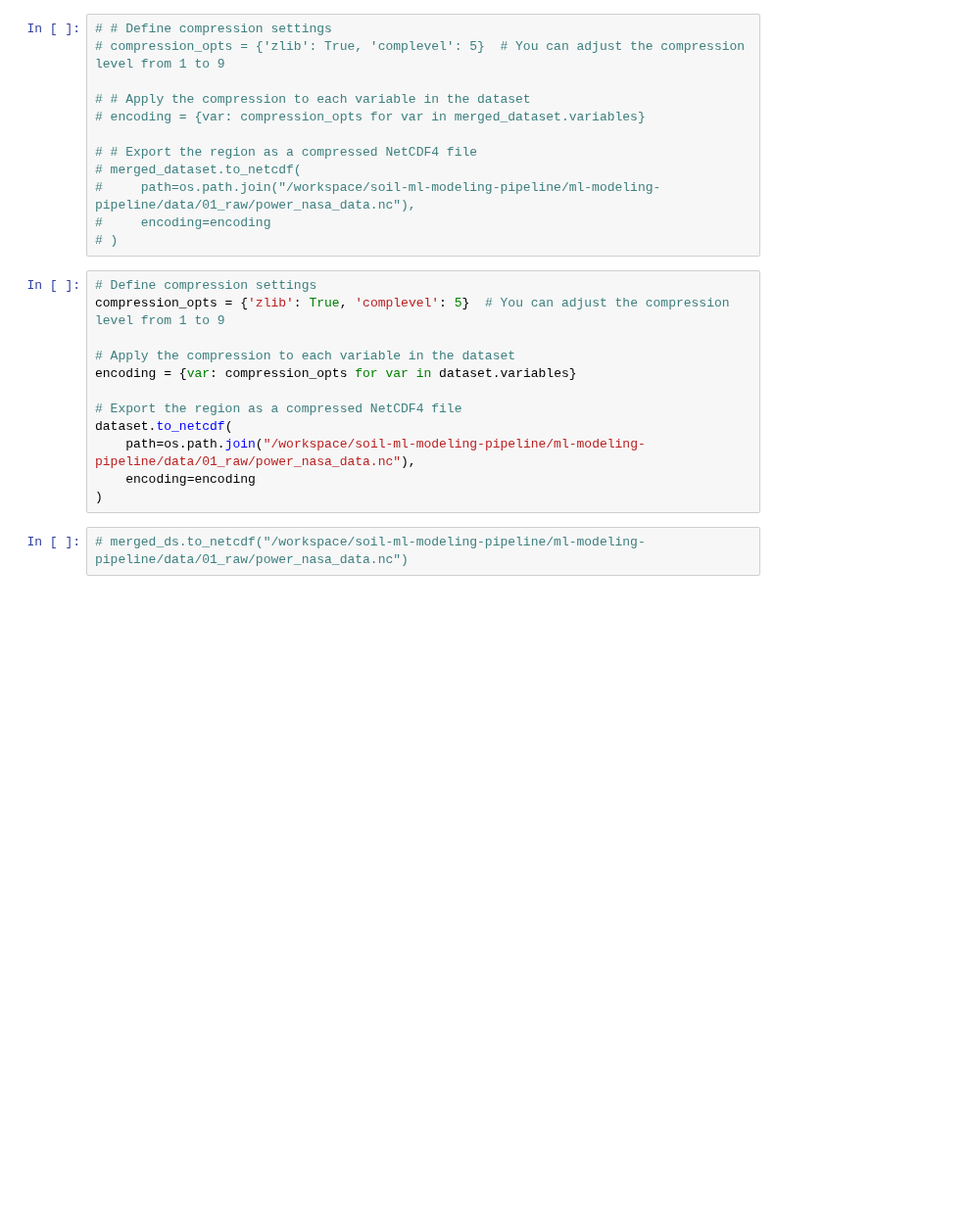
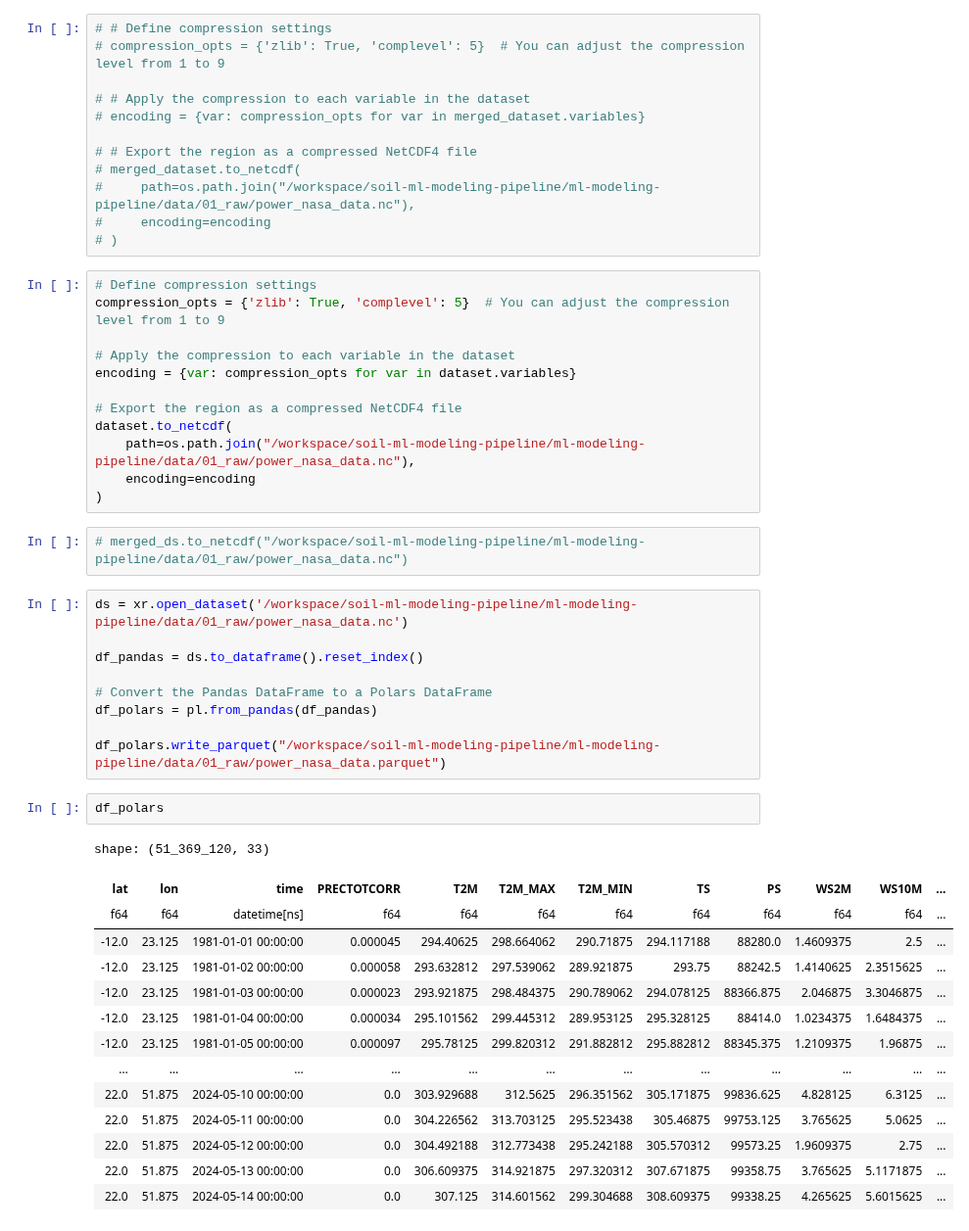
Before and after one commit to AdamPrzychodniPrivate/soil-water-forecasting, a Jupyter notebook: ml-modeling-pipeline/notebooks/1.1 data_collection_power_nasa.ipynb, the cells around one changed output. Shown at 98% size. Saved outputs shown, nothing was run; the diff lists cells and outputs as text; blank space fills up the shorter version.

```diff
--- a/ml-modeling-pipeline/notebooks/1.1 data_collection_power_nasa.ipynb
+++ b/ml-modeling-pipeline/notebooks/1.1 data_collection_power_nasa.ipynb
@@ -345,3 +346,29 @@ dataset.to_netcdf(
 )
 # %%
 # merged_ds.to_netcdf("/workspace/soil-ml-modeling-pipeline/ml-modeling-pipeline/data/01_raw/power_nasa_data.nc")
+# %%
+ds = xr.open_dataset('/workspace/soil-ml-modeling-pipeline/ml-modeling-pipeline/data/01_raw/power_nasa_data.nc')
+
+df_pandas = ds.to_dataframe().reset_index()
+
+# Convert the Pandas DataFrame to a Polars DataFrame
+df_polars = pl.from_pandas(df_pandas)
+
+df_polars.write_parquet("/workspace/soil-ml-modeling-pipeline/ml-modeling-pipeline/data/01_raw/power_nasa_data.parquet")
+# %%
+df_polars
+# %% [output]
+shape: (51_369_120, 33)
+| lat | lon | time | PRECTOTCORR | T2M | T2M_MAX | T2M_MIN | TS | PS | WS2M | WS10M | ... |
+| f64 | f64 | datetime[ns] | f64 | f64 | f64 | f64 | f64 | f64 | f64 | f64 | ... |
+| -12.0 | 23.125 | 1981-01-01 00:00:00 | 0.000045 | 294.40625 | 298.664062 | 290.71875 | 294.117188 | 88280.0 | 1.4609375 | 2.5 | ... |
+| -12.0 | 23.125 | 1981-01-02 00:00:00 | 0.000058 | 293.632812 | 297.539062 | 289.921875 | 293.75 | 88242.5 | 1.4140625 | 2.3515625 | ... |
+| -12.0 | 23.125 | 1981-01-03 00:00:00 | 0.000023 | 293.921875 | 298.484375 | 290.789062 | 294.078125 | 88366.875 | 2.046875 | 3.3046875 | ... |
+| -12.0 | 23.125 | 1981-01-04 00:00:00 | 0.000034 | 295.101562 | 299.445312 | 289.953125 | 295.328125 | 88414.0 | 1.0234375 | 1.6484375 | ... |
+| -12.0 | 23.125 | 1981-01-05 00:00:00 | 0.000097 | 295.78125 | 299.820312 | 291.882812 | 295.882812 | 88345.375 | 1.2109375 | 1.96875 | ... |
+| … | … | … | … | … | … | … | … | … | … | … | ... |
+| 22.0 | 51.875 | 2024-05-10 00:00:00 | 0.0 | 303.929688 | 312.5625 | 296.351562 | 305.171875 | 99836.625 | 4.828125 | 6.3125 | ... |
+| 22.0 | 51.875 | 2024-05-11 00:00:00 | 0.0 | 304.226562 | 313.703125 | 295.523438 | 305.46875 | 99753.125 | 3.765625 | 5.0625 | ... |
+| 22.0 | 51.875 | 2024-05-12 00:00:00 | 0.0 | 304.492188 | 312.773438 | 295.242188 | 305.570312 | 99573.25 | 1.9609375 | 2.75 | ... |
+| 22.0 | 51.875 | 2024-05-13 00:00:00 | 0.0 | 306.609375 | 314.921875 | 297.320312 | 307.671875 | 99358.75 | 3.765625 | 5.1171875 | ... |
+| 22.0 | 51.875 | 2024-05-14 00:00:00 | 0.0 | 307.125 | 314.601562 | 299.304688 | 308.609375 | 99338.25 | 4.265625 | 5.6015625 | ... |
```
Also changed, not shown: parts of 1 cell of this notebook.
